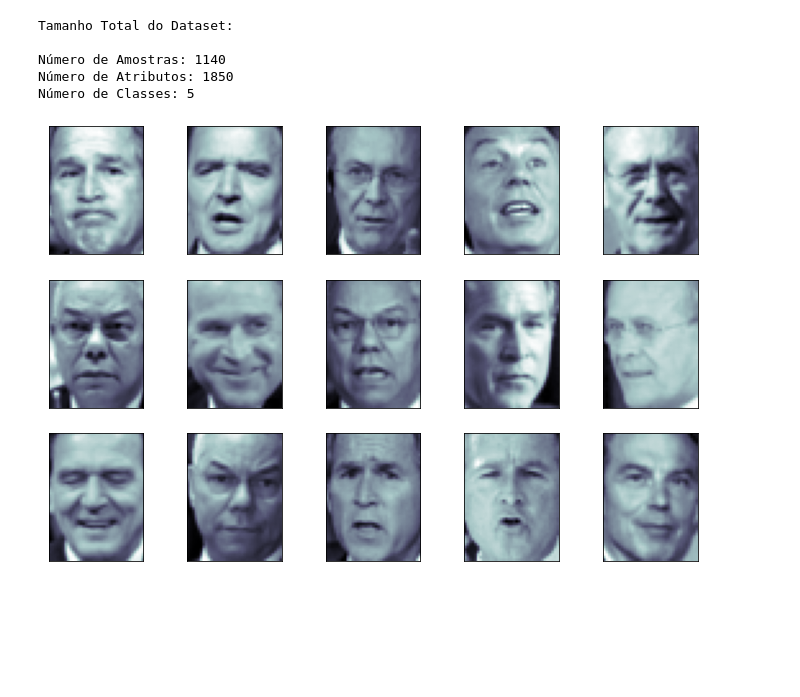
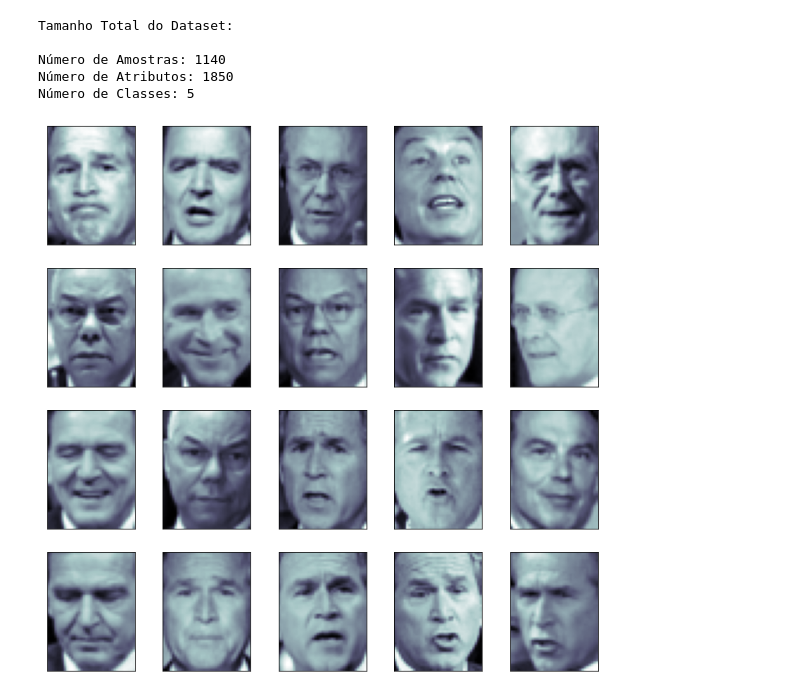
Before and after one commit to Gugah007/Reconhecimento-Facial-com-ML-Usando-SVM-e-PCA-Python, a Jupyter notebook: Reconhecimento Facial com Machine Learning Usando SVM e PCA.ipynb, the cells around one changed output. Saved outputs shown, nothing was run; the diff lists cells and outputs as text; code cells hidden in the pictures; blank space fills up the shorter version.

```diff
--- a/Reconhecimento Facial com Machine Learning Usando SVM e PCA.ipynb
+++ b/Reconhecimento Facial com Machine Learning Usando SVM e PCA.ipynb
@@ -87,11 +87,11 @@ Número de Classes: 5
 # %%
 # Plot de imagens
 
-fig = plt.figure(figsize = (12, 8))
+fig = plt.figure(figsize = (12, 12))
 
-for i in range(15):
-    ax = fig.add_subplot(3, 5, i + 1, xticks = [], yticks = [])
+for i in range(20):
+    ax = fig.add_subplot(4, 5, i + 1, xticks = [], yticks = [])
 
     ax.imshow(dataset_faces.images[i], cmap = plt.cm.bone)
 # %% [output]
-[figure, old version]
+[figure, new version]
```
Also changed, not shown: parts of 1 cell of this notebook.
